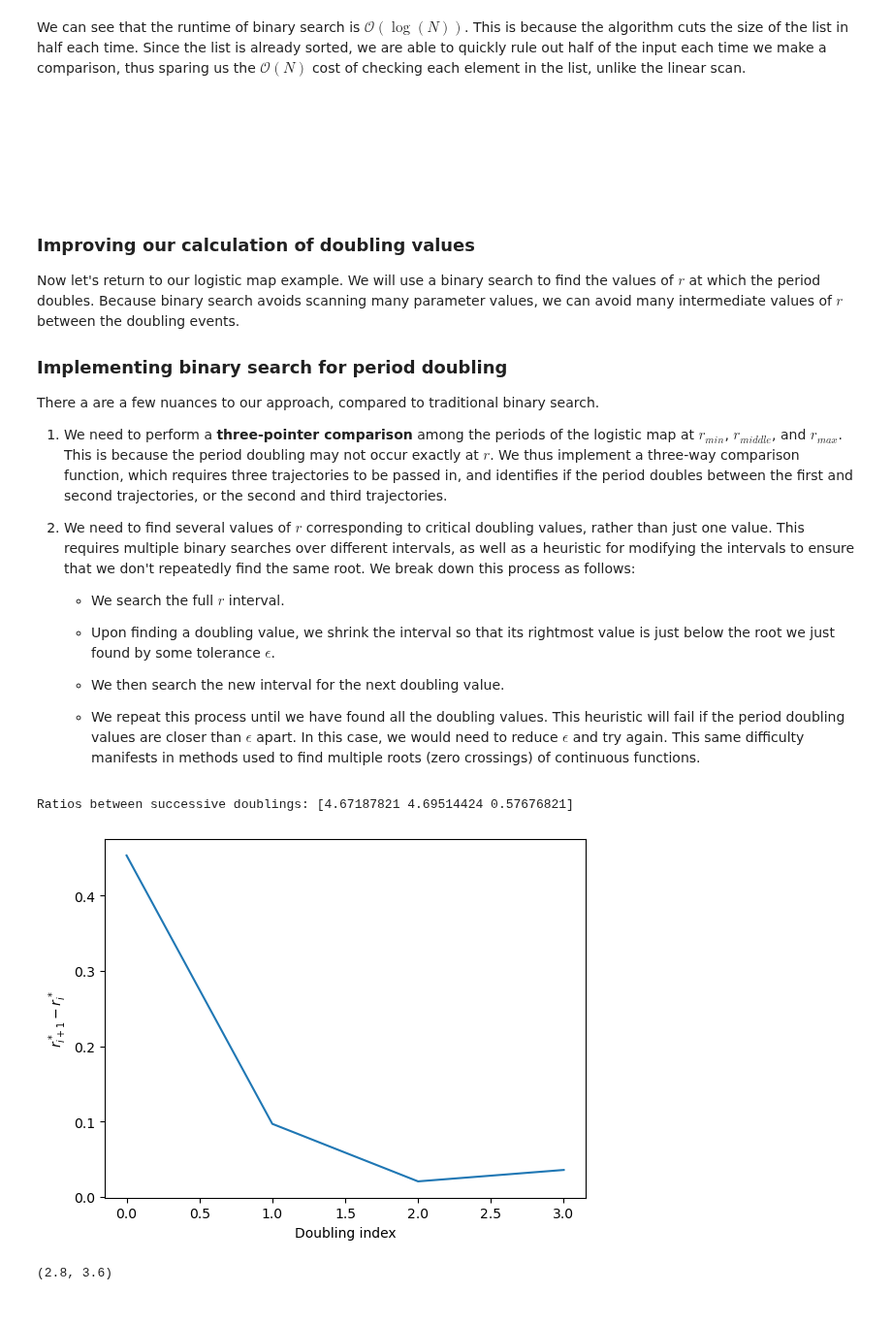
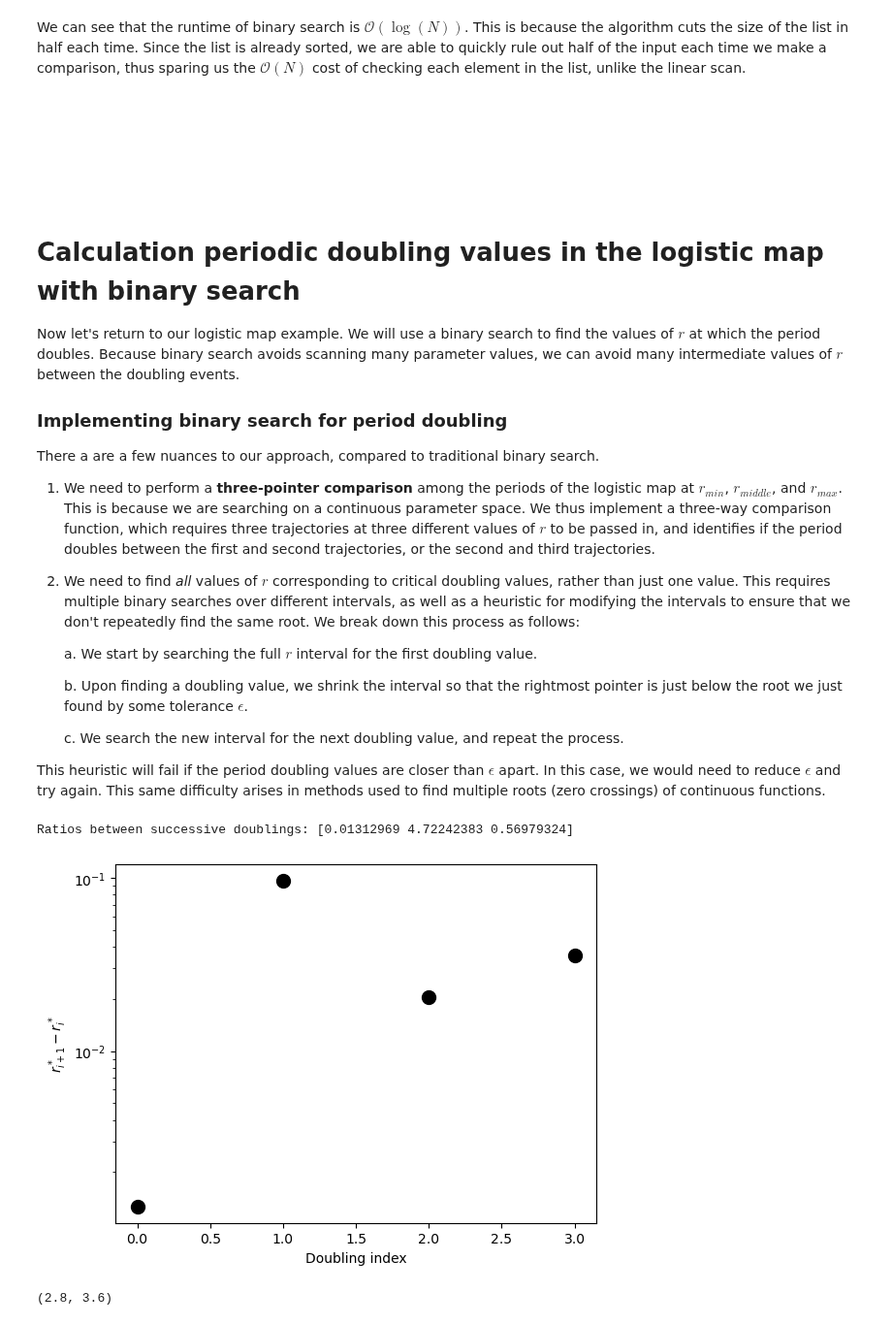
Before and after one commit to williamgilpin/cphy, a Jupyter notebook: talks/time_and_space_complexity_recursion.ipynb, the cells around one changed output. Shown at 97% size. Cells and saved outputs as stored; diff of their text form; code cells hidden in the pictures.

```diff
--- a/talks/time_and_space_complexity_recursion.ipynb
+++ b/talks/time_and_space_complexity_recursion.ipynb
@@ -408,7 +421,7 @@ We can see that the runtime of binary search is $\mathcal{O}\left(\log{(N)}\righ
 <br>
 <br>
 # %% [markdown]
-### Improving our calculation of doubling values
+# Calculation periodic doubling values in the logistic map with binary search
 
 Now let's return to our logistic map example. We will use a binary search to find the values of $r$ at which the period doubles. Because binary search avoids scanning many parameter values, we can avoid many intermediate values of $r$ between the doubling events.
 
@@ -417,17 +430,17 @@ Now let's return to our logistic map example. We will use a binary search to fin
 
 There a are a few nuances to our approach, compared to traditional binary search.
 
-1. We need to perform a **three-pointer comparison** among the periods of the logistic map at $r_{min}$, $r_{middle}$, and $r_{max}$. This is because the period doubling may not occur exactly at $r$. We thus implement a three-way comparison function, which requires three trajectories to be passed in, and identifies if the period doubles between the first and second trajectories, or the second and third trajectories.
+1. We need to perform a **three-pointer comparison** among the periods of the logistic map at $r_{min}$, $r_{middle}$, and $r_{max}$. This is because we are searching on a continuous parameter space. We thus implement a three-way comparison function, which requires three trajectories at three different values of $r$ to be passed in, and identifies if the period doubles between the first and second trajectories, or the second and third trajectories.
 
-2. We need to find several values of $r$ corresponding to critical doubling values, rather than just one value. This requires multiple binary searches over different intervals, as well as a heuristic for modifying the intervals to ensure that we don't repeatedly find the same root. We break down this process as follows:
+2. We need to find *all* values of $r$ corresponding to critical doubling values, rather than just one value. This requires multiple binary searches over different intervals, as well as a heuristic for modifying the intervals to ensure that we don't repeatedly find the same root. We break down this process as follows:
 
-    + We search the full $r$ interval.
+    a. We start by searching the full $r$ interval for the first doubling value.
 
-    + Upon finding a doubling value, we shrink the interval so that its rightmost value is just below the root we just found by some tolerance $\epsilon$.
+    b. Upon finding a doubling value, we shrink the interval so that the rightmost pointer is just below the root we just found by some tolerance $\epsilon$.
 
-    + We then search the new interval for the next doubling value.
+    c. We search the new interval for the next doubling value, and repeat the process.
 
-    + We repeat this process until we have found all the doubling values. This heuristic will fail if the period doubling values are closer than $\epsilon$ apart. In this case, we would need to reduce $\epsilon$ and try again. This same difficulty manifests in methods used to find multiple roots (zero crossings) of continuous functions.
+This heuristic will fail if the period doubling values are closer than $\epsilon$ apart. In this case, we would need to reduce $\epsilon$ and try again. This same difficulty arises in methods used to find multiple roots (zero crossings) of continuous functions.
 # %%
 
 ## Three-way comparison function
@@ -501,7 +514,7 @@ def binary_search_between(dmap, rmin, rmax, transient=50, tol=1e-6):
     return rmid
 
 
-def binary_search_bifurcation(dmap, rmin, rmax, n_iter, transient=50):
+def binary_search_bifurcation(dmap, rmin, rmax, n_iter, transient=100, tol=1e-6):
     """
     Find doublings using a multipointer binary search
 
@@ -512,37 +525,37 @@ def binary_search_bifurcation(dmap, rmin, rmax, n_iter, transient=50):
     Args:
         dmap (object): A discrete map object. Must contain a simulate method that
             returns a trajectory of the map.
         rmin (float): The minimum value of r to use.
         rmax (float): The maximum value of r to use.
         n_iter (int): The number of iterations to use for each value of r.
         transient (int): The number of iterations to discard as transient.
 
     Returns:
         array: An array of values of r where the map period doubles
     """
     rvals = []
     # narrow down the search between every pair of successive pointers to find a doubling
     for i in range(n_iter):
-        rmax_new = binary_search_between(dmap, rmin, rmax, transient=transient)
+        rmax_new = binary_search_between(dmap, rmin, rmax, transient=transient, tol=tol)
         if np.abs(rmax - rmax_new) < 1e-3:
             rmax -= 1e-4
         else:
             rvals.append(rmax)
             rmax = rmax_new
     return np.array(rvals)[::-1]
 
 rvals_c = binary_search_bifurcation(LogisticMap(), 2.8, 3.6, 10, transient=50)
 
 plt.figure()
 gaps = rvals_c[1:] - rvals_c[:-1]
 plt.xlabel('Doubling index')
 plt.ylabel('$r^*_{i+1} - r^*_i$')
 
-plt.plot(gaps)
+plt.semilogy(gaps, '.k', markersize=20)
 print(f"Ratios between successive doublings: {gaps[:-1] / gaps[1:]}")
 # %% [output]
-Ratios between successive doublings: [4.67187821 4.69514424 0.57676821]
+Ratios between successive doublings: [0.01312969 4.72242383 0.56979324]
-[figure, old version]
+[figure, new version]
 # %%
 plt.figure(figsize=(9, 6))
 
```
Also changed, not shown: parts of 26 cells of this notebook.
